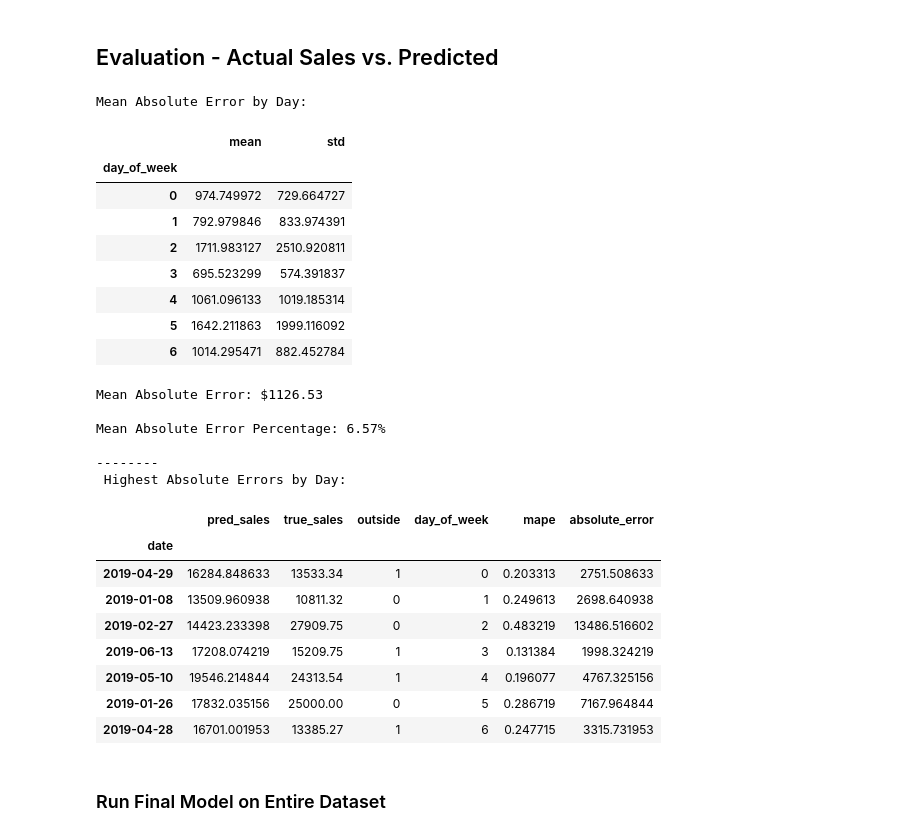
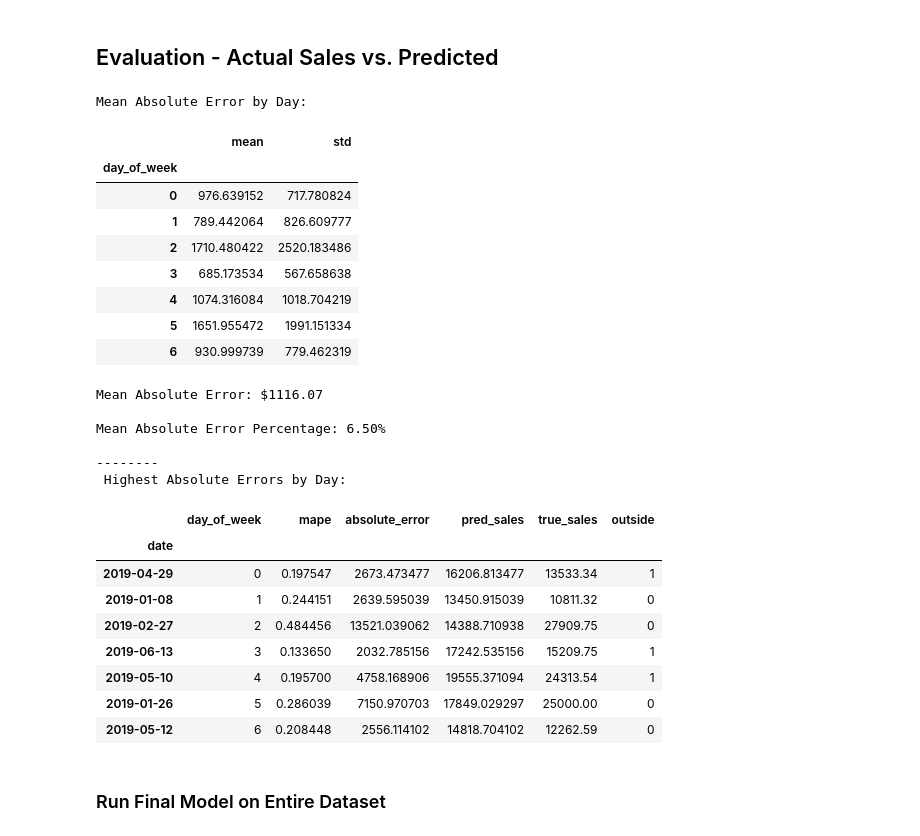
Before and after one commit to maks-p/restaurant_sales_forecasting, a Jupyter notebook: final_model.ipynb, the cells around one changed output. Drawn from its saved outputs; the diff is of its cells as text; code cells hidden in the pictures.

```diff
--- a/final_model.ipynb
+++ b/final_model.ipynb
@@ -180,0 +256,13 @@ class importMerge:
+# %%
+def pre_engineering_eda(current_file, weather_csv_file):
+
+    # Import & Merge Weather & Sales CSV Files
+    obj = importMerge(current_file, weather_csv_file)
+    df = obj.import_clean_merge()
+
+    corr_plots(df)
+    corr_map(df)
+
+    return df
+
+df = pre_engineering_eda(sales_data, weather_csv_file)
@@ -458,0 +526,19 @@ def corr_chart(df):
+# %%
+def post_engineering_eda(current_file, weather_csv_file, pre_pipe, post_pipe):
+
+    # Import & Merge Weather & Sales CSV Files
+    obj = importMerge(current_file, weather_csv_file)
+    df = obj.import_clean_merge()
+
+    # Pre Processing Pipeline
+    df = pre_pipe.fit_transform(df)
+
+    # Feature Engineering Pipeline
+    df = post_pipe.fit_transform(df)
+
+    corr_plots(df)
+    corr_map(df)
+
+    return df
+
+df = post_engineering_eda(sales_data, weather_csv_file, pre_pipe, post_pipe)
@@ -584,8 +686,8 @@ def run_linear(current_file, weather_csv_file, pre_pipe, post_pipe):
     # Run Regression Scoring Helper Function
     pred_df = model_score(lasso_rgr, X_train, y_train, X_test, y_test, X, y)
 
-    # Get Correlation Matrix
-    corr_chart(df)
+     # Feature Importance Chart
+    feature_importance(lasso_rgr, X_train, y_train)
 
     # Residual Chart
     residual_plot(lasso_rgr, X_train, y_train, X_test, y_test)
@@ -619,7 +721,7 @@ temp_hot_X_outside  -->  3756.164844562231
 ## Run XGB Regressor "Pipeline"
 # %%
 params = {
-          'learning_rate': [0.015, 0.0175],
+          'learning_rate': [0.01, 0.02],
           'max_depth': [3, 4],
           'min_impurity_decrease': [0.0001, 0.00015],
           'colsample_bytree': [0.925, 0.95],
@@ -665,9 +767,6 @@ def run_xgb(current_file, weather_csv_file, pre_pipe, post_pipe, params):
     # Run Regression Scoring Helper Function
     pred_df = model_score(best_grid_rgr, X_train, y_train, X_test, y_test, X, y)
 
-    # Get Correlation Matrix
-    corr_chart(df)
-
     # Feature Importance Chart
     feature_importance(best_grid_rgr, X_train, y_train)
 
@@ -714,50 +812,50 @@ Cross Val Avg R-Squared:  0.7757776236833107
 # %%
 obj = importMerge(sales_data, weather_csv_file)
 data = obj.import_clean_merge()
 
 data = data.rename(columns={'sales': 'true_sales'})
 pred_df = pred_df.rename(columns={'sales': 'pred_sales'})
 
 eval_df = pred_df.merge(data, on='date', how='inner')
 
 eval_df['mape'] = np.where(eval_df['true_sales'] > 0, np.abs(eval_df['true_sales'] - eval_df['pred_sales']) / eval_df['true_sales'], 0)
 eval_df['absolute_error'] = np.abs(eval_df['true_sales'] - eval_df['pred_sales'])
 
 print('Mean Absolute Error by Day:')
 eval_df.groupby('day_of_week')['absolute_error'].aggregate(['mean', 'std'])
 
 print(f'Mean Absolute Error: ${eval_df.absolute_error.sum() / len(eval_df.absolute_error):.2f}', '\n')
 
 print(f'Mean Absolute Error Percentage: {eval_df.mape.mean() * 100:.2f}%', '\n')
 
 print('--------', '\n', 'Highest Absolute Errors by Day:')
-eval_df.loc[eval_df.groupby(['day_of_week'])['mape'].idxmax()][['pred_sales', 'true_sales', 'outside', 'day_of_week', 'mape', 'absolute_error']]
+eval_df.loc[eval_df.groupby(['day_of_week'])['mape'].idxmax()][['day_of_week', 'mape', 'absolute_error', 'pred_sales', 'true_sales', 'outside', ]]
 # %% [output]
 Mean Absolute Error by Day:
 |  | mean | std |
 | day_of_week |  |  |
-| 0 | 974.749972 | 729.664727 |
-| 1 | 792.979846 | 833.974391 |
-| 2 | 1711.983127 | 2510.920811 |
-| 3 | 695.523299 | 574.391837 |
-| 4 | 1061.096133 | 1019.185314 |
-| 5 | 1642.211863 | 1999.116092 |
-| 6 | 1014.295471 | 882.452784 |
+| 0 | 976.639152 | 717.780824 |
+| 1 | 789.442064 | 826.609777 |
+| 2 | 1710.480422 | 2520.183486 |
+| 3 | 685.173534 | 567.658638 |
+| 4 | 1074.316084 | 1018.704219 |
+| 5 | 1651.955472 | 1991.151334 |
+| 6 | 930.999739 | 779.462319 |
-Mean Absolute Error: $1126.53
+Mean Absolute Error: $1116.07
 
-Mean Absolute Error Percentage: 6.57%
+Mean Absolute Error Percentage: 6.50%
 
 --------
  Highest Absolute Errors by Day:
-|  | pred_sales | true_sales | outside | day_of_week | mape | absolute_error |
+|  | day_of_week | mape | absolute_error | pred_sales | true_sales | outside |
 | date |  |  |  |  |  |  |
-| 2019-04-29 | 16284.848633 | 13533.34 | 1 | 0 | 0.203313 | 2751.508633 |
-| 2019-01-08 | 13509.960938 | 10811.32 | 0 | 1 | 0.249613 | 2698.640938 |
-| 2019-02-27 | 14423.233398 | 27909.75 | 0 | 2 | 0.483219 | 13486.516602 |
-| 2019-06-13 | 17208.074219 | 15209.75 | 1 | 3 | 0.131384 | 1998.324219 |
-| 2019-05-10 | 19546.214844 | 24313.54 | 1 | 4 | 0.196077 | 4767.325156 |
-| 2019-01-26 | 17832.035156 | 25000.00 | 0 | 5 | 0.286719 | 7167.964844 |
-| 2019-04-28 | 16701.001953 | 13385.27 | 1 | 6 | 0.247715 | 3315.731953 |
+| 2019-04-29 | 0 | 0.197547 | 2673.473477 | 16206.813477 | 13533.34 | 1 |
+| 2019-01-08 | 1 | 0.244151 | 2639.595039 | 13450.915039 | 10811.32 | 0 |
+| 2019-02-27 | 2 | 0.484456 | 13521.039062 | 14388.710938 | 27909.75 | 0 |
+| 2019-06-13 | 3 | 0.133650 | 2032.785156 | 17242.535156 | 15209.75 | 1 |
+| 2019-05-10 | 4 | 0.195700 | 4758.168906 | 19555.371094 | 24313.54 | 1 |
+| 2019-01-26 | 5 | 0.286039 | 7150.970703 | 17849.029297 | 25000.00 | 0 |
+| 2019-05-12 | 6 | 0.208448 | 2556.114102 | 14818.704102 | 12262.59 | 0 |
 # %% [markdown]
 ### Run Final Model on Entire Dataset
 # %%
```
Also changed, not shown: parts of 28 cells of this notebook, 4 other files.
